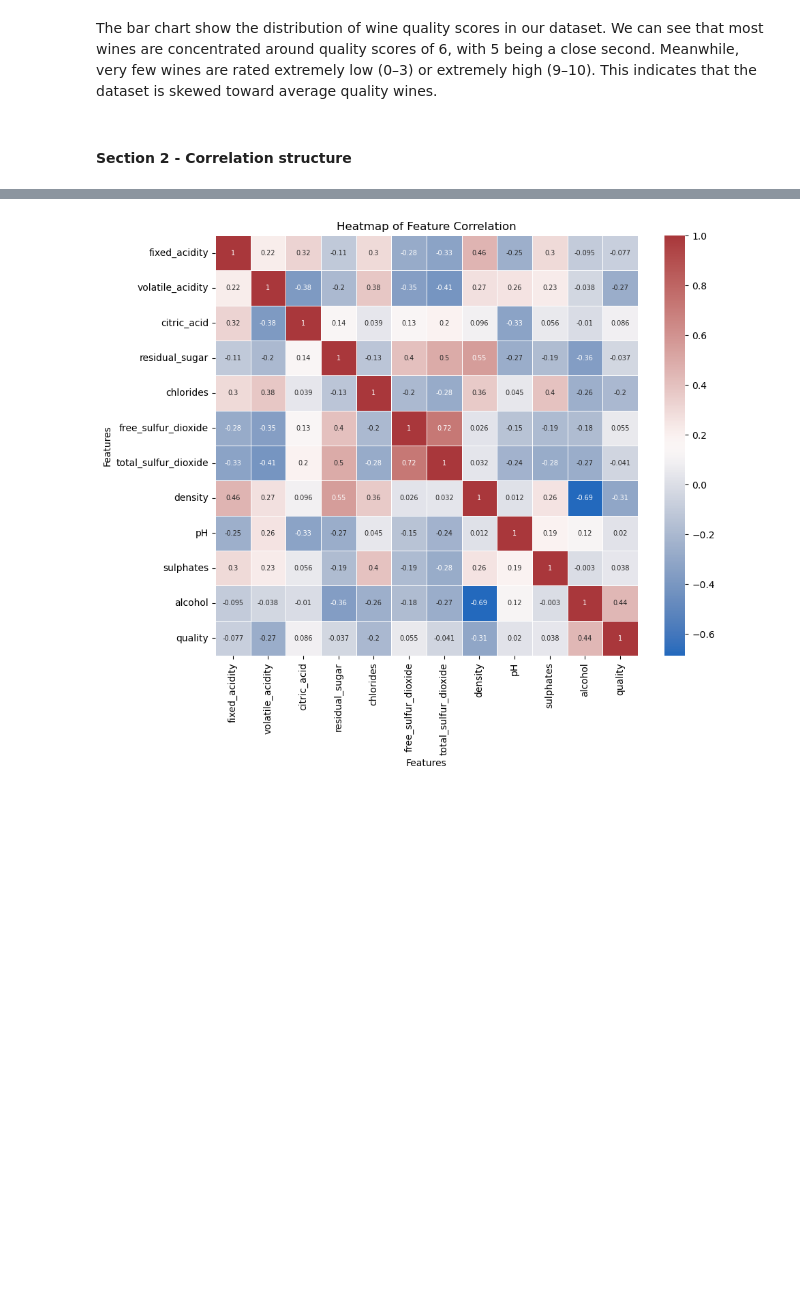
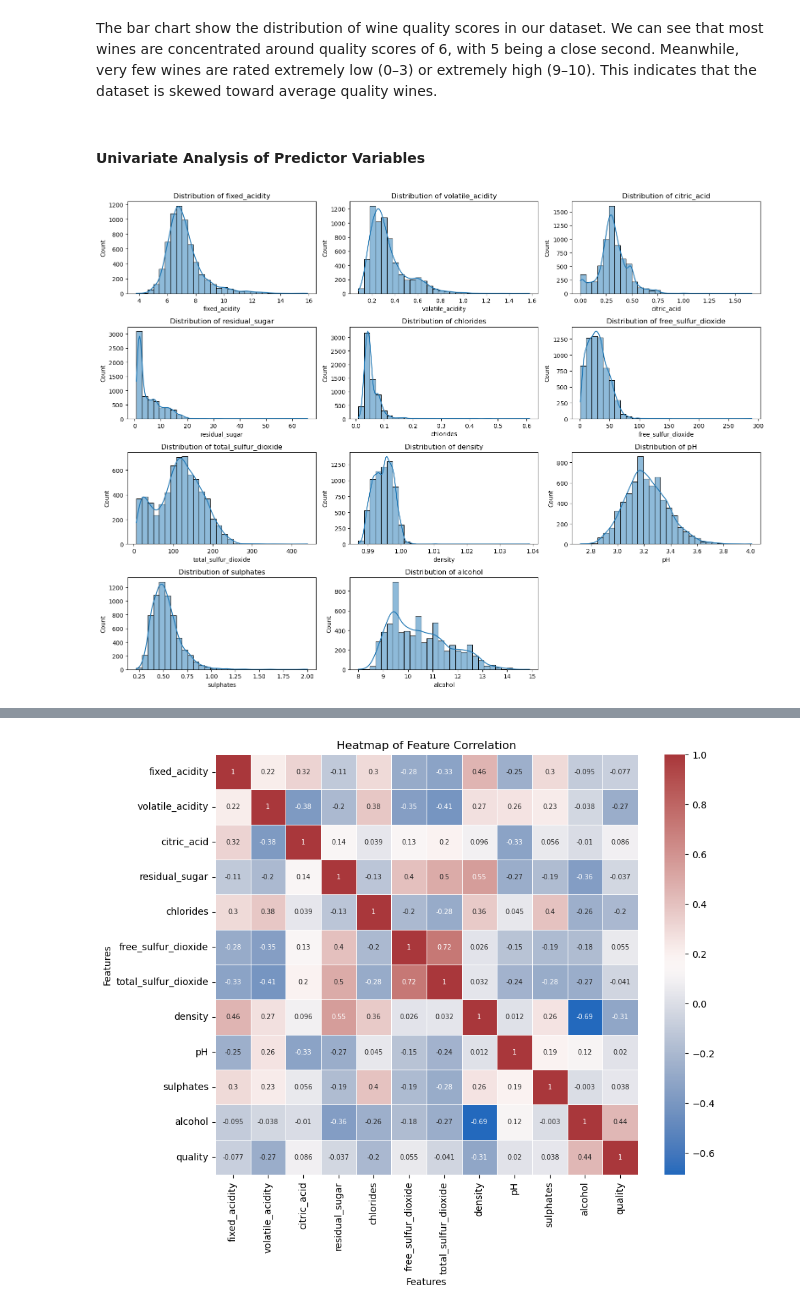
Before and after one commit to COGS108/Group043_WI26, a Jupyter notebook: 03-FinalProject.ipynb, the cells around one changed output, grey strips where cells are left out. Drawn from its saved outputs; the diff is of its cells as text; code cells hidden in the pictures; blank space fills up the shorter version.

```diff
--- a/03-FinalProject.ipynb
+++ b/03-FinalProject.ipynb
@@ -310,5 +311,34 @@ plt.show()
 [figure]
 # %% [markdown]
  The bar chart show the distribution of wine quality scores in our dataset. We can see that most wines are concentrated around quality scores of 6, with 5 being a close second. Meanwhile, very few wines are rated extremely low (0–3) or extremely high (9–10). This indicates that the dataset is skewed toward average quality wines.
-# %% [markdown]
-#### Section 2  - Correlation structure
+# %% [markdown]
+#### Univariate Analysis of Predictor Variables
+# %%
+#univariate analysis & distributions
+numCols = [
+    'fixed_acidity',
+    'volatile_acidity',
+    'citric_acid',
+    'residual_sugar',
+    'chlorides',
+    'free_sulfur_dioxide',
+    'total_sulfur_dioxide',
+    'density',
+    'pH',
+    'sulphates',
+    'alcohol'
+]
+
+plt.figure(figsize=(16,12))
+
+for i, col in enumerate(numCols):
+    plt.subplot(4,3,i+1)
+    sns.histplot(df[col], bins=30, kde=True)
+    plt.title(f'Distribution of {col}')
+    plt.xlabel(col)
+    plt.ylabel('Count')
+
+plt.tight_layout()
+plt.show()
+# %% [output]
+[figure, added]
```
Also changed, not shown: parts of 13 cells of this notebook.
